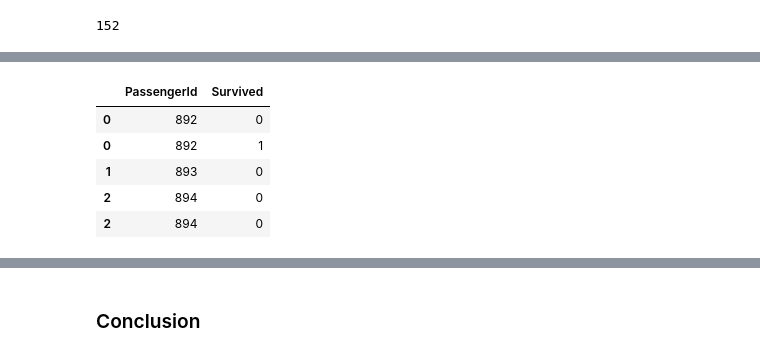
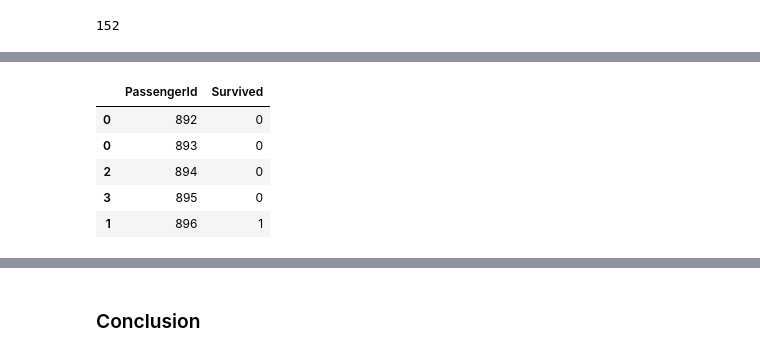
Before and after one commit to amypeniston/data-science-toolbox, a Jupyter notebook: kaggle_competitions/titanic/8_Groups.ipynb, the cells around one changed output, grey strips where cells are left out. Cells and saved outputs as stored; diff of their text form; code cells hidden in the pictures.

```diff
--- a/kaggle_competitions/titanic/8_Groups.ipynb
+++ b/kaggle_competitions/titanic/8_Groups.ipynb
@@ -388,9 +397,14 @@ X_train.head()
 # %%
-temp = pd.merge(test, groups, on="FamilyGroup", how="left")
+temp = pd.merge(test.loc[(test["Sex"] == "female") | (test["Title"] == "Master")], groups, on="FamilyGroup", how="left")
 
-X_test = pd.DataFrame({"Age": temp["Age"],
-                        "Train Survival Rate": temp["Train Survival Rate"],  # Need to join on training survival rate df
+X_test = pd.DataFrame({"PassengerId": temp["PassengerId"],
+                        "Age": temp["Age"],
+                        "Train Survival Rate": temp["Train Survival Rate"],
                         "Train + Test Count": temp["Train + Test Count"]})
+test_females_masters_ids = X_test.pop("PassengerId")
+
+X_test.loc[X_test["Train + Test Count"] == 1, "Train + Test Count"] = 0
+X_test.loc[X_test["Train + Test Count"] > 1, "Train + Test Count"] = 1
 X_test = X_test.fillna(0)
 X_test.head()
 # %% [output]
@@ -404,13 +418,13 @@ X_test.head()
 from sklearn.model_selection import train_test_split, cross_val_score, cross_val_predict, RandomizedSearchCV, cross_validate
 from sklearn.ensemble import RandomForestClassifier
 # %%
-rf = RandomForestClassifier(random_state=SEED, n_estimators=100)
+rf = RandomForestClassifier(random_state=SEED)
 
-rf_random_param = {'n_estimators': [500, 1000, 1500],
-     'min_samples_split': [2, 4, 6, 8, 10],
+rf_random_param = {'n_estimators': [200, 400, 600],
+     'min_samples_split': [2, 4, 6, 8],
      'min_samples_leaf': [2, 3, 4, 5],
      'max_features': ['auto'],
-     'max_depth': [30, 40, 50, 60],
+     'max_depth': [3, 4, 5],
      'bootstrap': [True]}
 
 rf_random = RandomizedSearchCV(estimator=rf, n_iter=100, param_distributions=rf_random_param, cv=10, random_state=SEED, n_jobs=5)
@@ -441,3 +446,12 @@ rf_random.best_params_
+# %%
+rf_random_p = {'n_estimators': 400,
+ 'min_samples_split': 2,
+ 'min_samples_leaf': 2,
+ 'max_features': 'auto',
+ 'max_depth': 5,
+ 'bootstrap': True}
+
+#rf_random.best_params_
 # %%
 rf_random.best_score_
 # %% [output]
@@ -458,15 +470,19 @@ preds = rf_random.best_estimator_.predict(X_test)
+# %%
+rf = RandomForestClassifier(random_state=SEED, **rf_random_p)
+rf.fit(X_train, y_train)
+preds = rf.predict(X_test)
 # %%
-test_females_masters_preds_rf = pd.DataFrame({"PassengerId": test["PassengerId"], "Survived": preds})
+test_females_masters_preds_rf = pd.DataFrame({"PassengerId": test_females_masters_ids, "Survived": preds})
 output_rf = pd.concat([test_males_xmasters_preds, test_females_masters_preds_rf]).sort_values(by="PassengerId")
-output.to_csv("submissions/rf-groups.csv", index=False)
+output_rf.to_csv("submissions/groups_rf_2.csv", index=False)
 output_rf.head()
 # %% [output]
 |  | PassengerId | Survived |
 | 0 | 892 | 0 |
-| 0 | 892 | 1 |
-| 1 | 893 | 0 |
+| 0 | 893 | 0 |
 | 2 | 894 | 0 |
-| 2 | 894 | 0 |
+| 3 | 895 | 0 |
+| 1 | 896 | 1 |
 # %%
 x = pd.merge(output, output_rf, on="PassengerId", how="left")
 np.sum(x["Survived_x"]), np.sum(x["Survived_y"])
```
Also changed, not shown: parts of 11 cells of this notebook, 1 other file.
